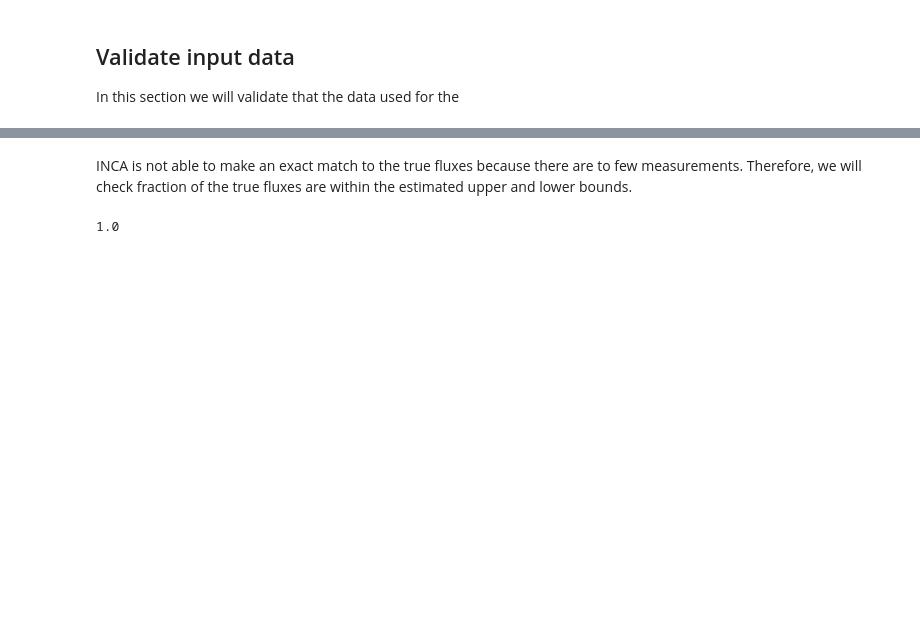
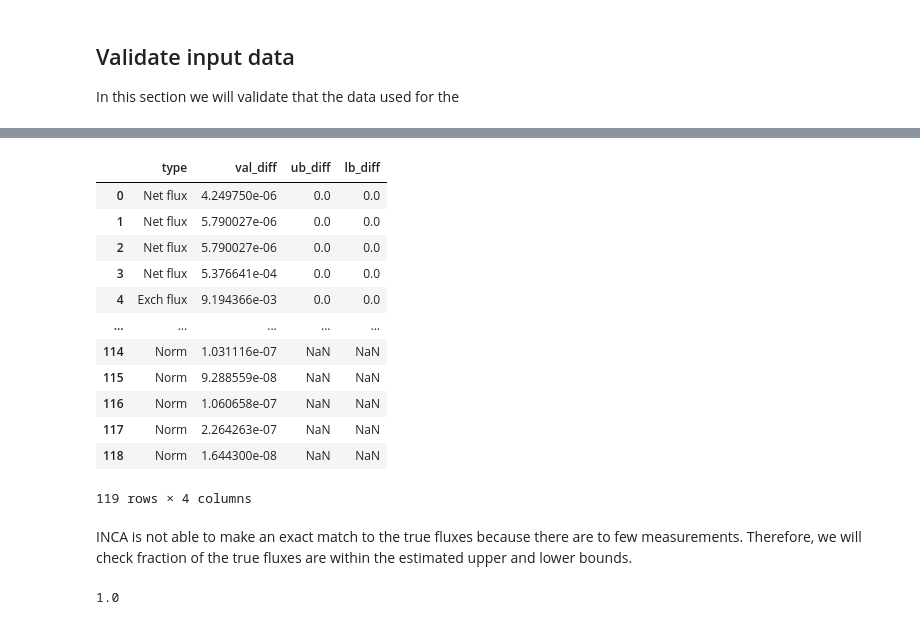
Before and after one commit to biosustain/incawrapper, a Jupyter notebook: docs/examples/c_necator_simulated_data.ipynb, the cells around one changed output, grey strips where cells are left out. Cells and saved outputs as stored; diff of their text form; code cells hidden in the pictures; blank space fills up the shorter version.

```diff
--- a/docs/examples/c_necator_simulated_data.ipynb
+++ b/docs/examples/c_necator_simulated_data.ipynb
@@ -194,3 +218,27 @@ true_fluxes = (pd.read_csv(data_directory / 'true_fluxes.csv')
+# %%
+
+(fitted_parameters_compare
+    .filter(['type','val_diff', 'ub_diff', 'lb_diff'])
+    # .dropna(axis=0, how='all')
+    # .groupby('type')
+    # apply max and 90th percentile
+    # .apply(lambda x: x.agg(['max', lambda y: y.quantile(0.9)]))
+    # .transpose()
+)
+# %% [output]
+|  | type | val_diff | ub_diff | lb_diff |
+| 0 | Net flux | 4.249750e-06 | 0.0 | 0.0 |
+| 1 | Net flux | 5.790027e-06 | 0.0 | 0.0 |
+| 2 | Net flux | 5.790027e-06 | 0.0 | 0.0 |
+| 3 | Net flux | 5.376641e-04 | 0.0 | 0.0 |
+| 4 | Exch flux | 9.194366e-03 | 0.0 | 0.0 |
+| ... | ... | ... | ... | ... |
+| 114 | Norm | 1.031116e-07 | NaN | NaN |
+| 115 | Norm | 9.288559e-08 | NaN | NaN |
+| 116 | Norm | 1.060658e-07 | NaN | NaN |
+| 117 | Norm | 2.264263e-07 | NaN | NaN |
+| 118 | Norm | 1.644300e-08 | NaN | NaN |
+119 rows × 4 columns
 # %%
 # combines the fitted and true fluxes
 true_and_fitted_fluxes = pd.merge(
```
Also changed, not shown: parts of 13 cells of this notebook, 1 other file.
